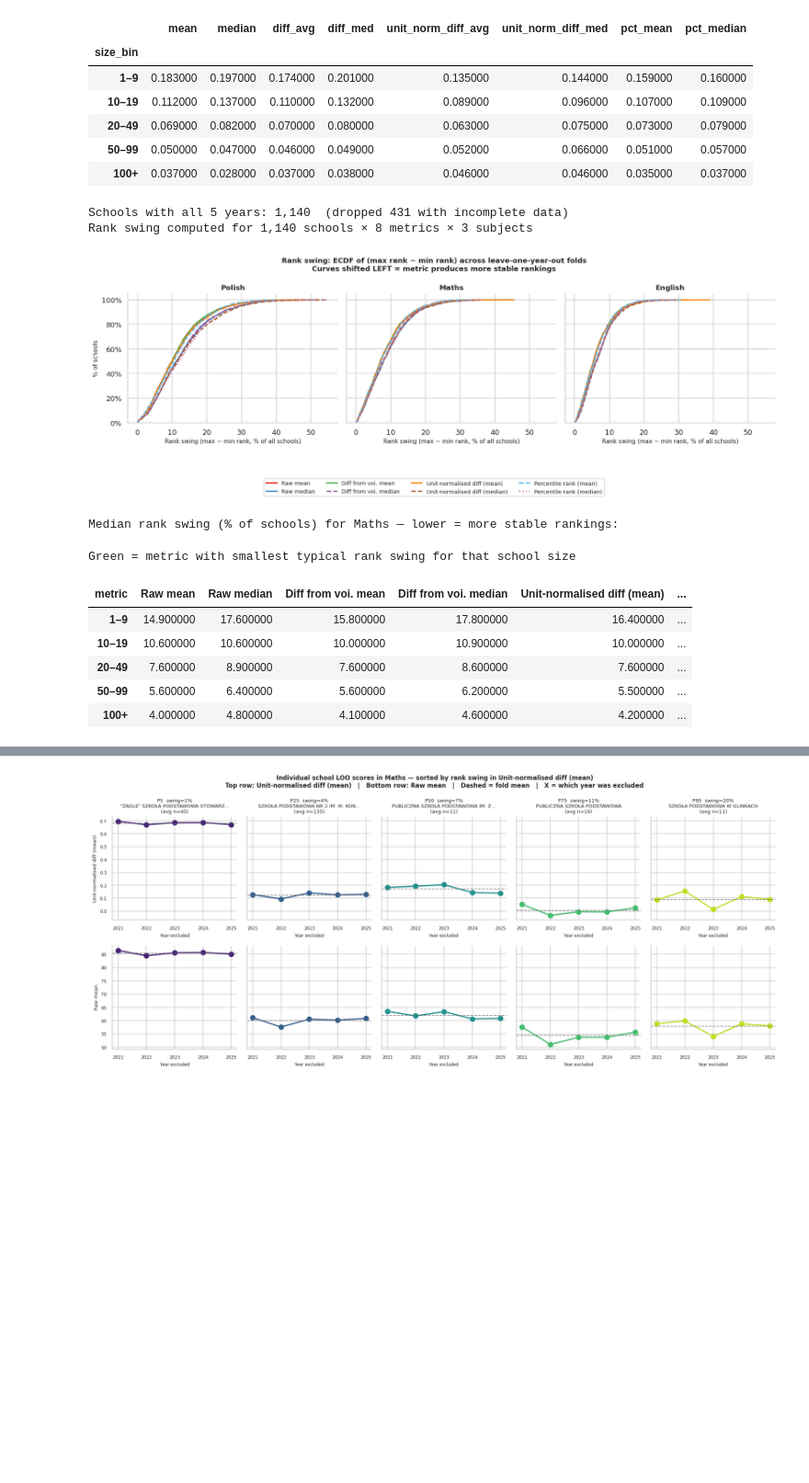
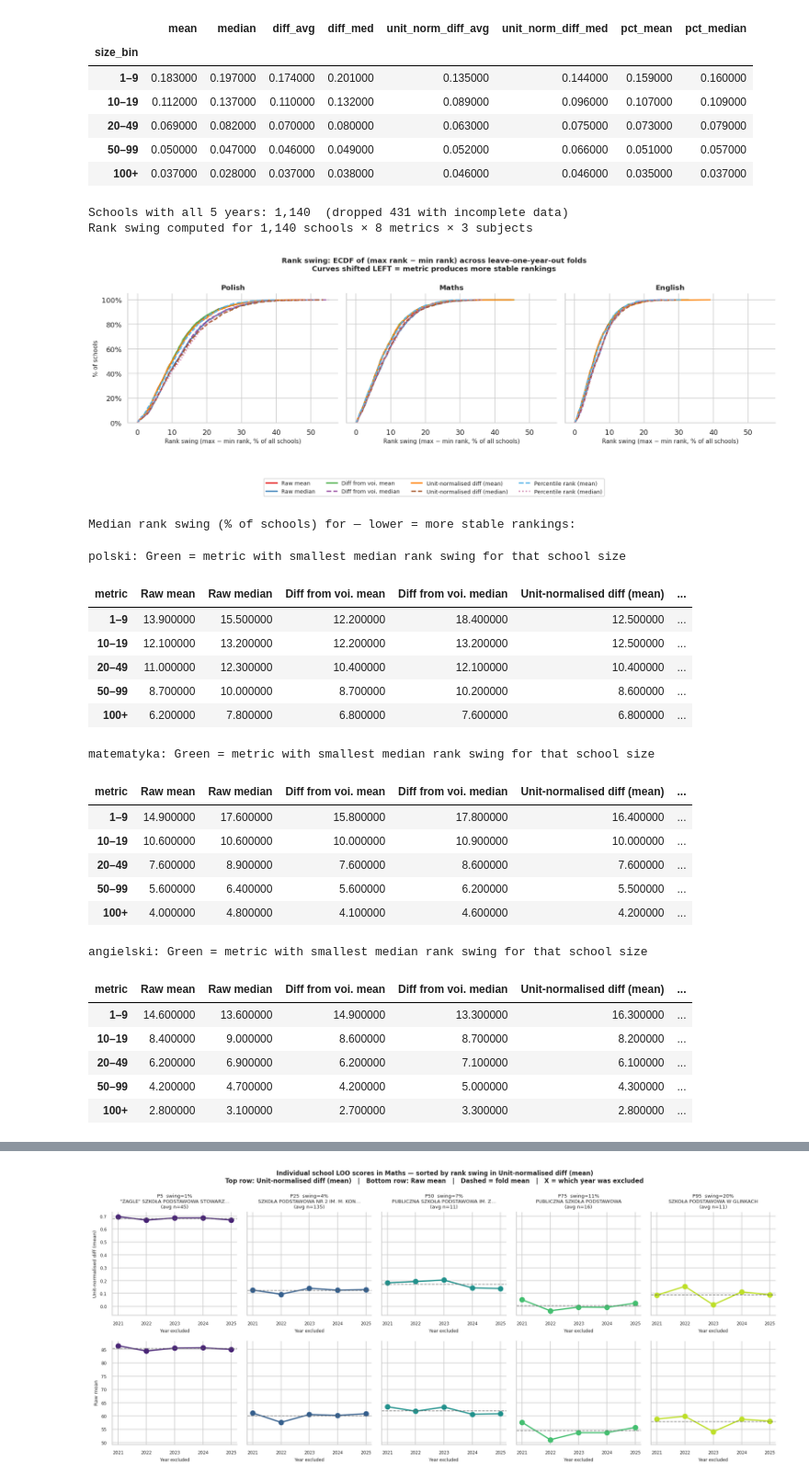
Before and after one commit to herbakamil/compare-primary-schools-mazowieckie, a Jupyter notebook: notebooks/how_to_measure_school_quality.ipynb, the cells around one changed output, grey strips where cells are left out. Shown at 92% size. Drawn from its saved outputs; the diff is of its cells as text; code cells hidden in the pictures; blank space fills up the shorter version.

Commit message:
Picking best metric - stability test - add median rank swing for EN, PL

```diff
--- a/notebooks/how_to_measure_school_quality.ipynb
+++ b/notebooks/how_to_measure_school_quality.ipynb
@@ -1171,63 +1171,80 @@ fig.suptitle(
 plt.tight_layout(rect=[0, 0.14, 1, 1])
 plt.show()
 
-# ── Plot 2: Median rank swing table by size bin (Maths) ──────────────────────
+# ── Plot 2: Median rank swing table by size bin ──────────────────────
+print('Median rank swing (% of schools) for — lower = more stable rankings:')
 SIZE_BINS_ORDER = ['1–9', '10–19', '20–49', '50–99', '100+']
-mat_swing = rank_swing_df[rank_swing_df['subject'] == 'matematyka']
-swing_table = (
-    mat_swing.groupby(['size_bin', 'metric'], observed=True)['rank_swing']
-    .median()
-    .unstack('metric')
-    .reindex(index=pd.CategoricalIndex(SIZE_BINS_ORDER, ordered=True))
+subject_swing = {}
+
+for subject in core_short:
+    subject_swing[subject] = rank_swing_df[rank_swing_df['subject'] == subject]
+    swing_table = (
+        subject_swing[subject].groupby(['size_bin', 'metric'], observed=True)['rank_swing']
+        .median()
+        .unstack('metric')
+        .reindex(index=pd.CategoricalIndex(SIZE_BINS_ORDER, ordered=True))
     .reindex(columns=list(METRIC_DISPLAY.keys()))
     .rename(columns={m: lbl for m, (lbl, _, _) in METRIC_DISPLAY.items()})
-    .round(1)
-)
-print('Median rank swing (% of schools) for Maths — lower = more stable rankings:')
-display(swing_table.style.highlight_min(axis=1, color='#c6efce')
-        .set_caption('Green = metric with smallest typical rank swing for that school size'))
+    .round(1))
+    display(swing_table.style.highlight_min(axis=1, color='#c6efce')
+            .set_caption(f'{subject}: Green = metric with smallest median rank swing for that school size'))
 
 # ── Plot 3: ECDF per size bin, Maths, key metrics ────────────────────────────
 METRICS_FOR_SIZE_PLOT = ['mean', 'diff_avg', 'unit_norm_diff_avg', 'pct_mean']
 fig, axes = plt.subplots(1, len(SIZE_BINS_ORDER), figsize=(15, 4), sharey=False, sharex=True)
 for ax, size_bin in zip(axes, SIZE_BINS_ORDER):
-    sub_bin = mat_swing[mat_swing['size_bin'] == size_bin]
+    subject = 'matematyka'
+    sub_bin = subject_swing[subject][subject_swing[subject]['size_bin'] == size_bin]
     n_in_bin = sub_bin['rspo'].nunique()
     for metric_name in METRICS_FOR_SIZE_PLOT:
         if metric_name not in METRIC_DISPLAY:
             continue
         label, color, ls = METRIC_DISPLAY[metric_name]
         data = sub_bin.loc[sub_bin['metric'] == metric_name, 'rank_swing'].dropna().values
         if len(data) < 5:
             continue
         x = np.sort(data)
         y = np.arange(1, len(x) + 1) / len(x) * 100
         ax.plot(x, y, color=color, lw=2, ls=ls, label=label)
     ax.set_title(f'{size_bin}\n(n={n_in_bin})', fontsize=9, fontweight='bold')
     ax.set_xlabel('Rank swing (%)', fontsize=8)
     ax.spines[['top', 'right']].set_visible(False)
 axes[0].set_ylabel('% of schools', fontsize=9)
 axes[0].yaxis.set_major_formatter(ticker.PercentFormatter(decimals=0))
 handles = [mlines.Line2D([], [], color=METRIC_DISPLAY[m][1], lw=2,
                           ls=METRIC_DISPLAY[m][2], label=METRIC_DISPLAY[m][0])
            for m in METRICS_FOR_SIZE_PLOT if m in METRIC_DISPLAY]
 fig.legend(handles=handles, loc='lower center', ncol=4, fontsize=9,
            framealpha=0.9, bbox_to_anchor=(0.5, -0.12))
 fig.suptitle('Maths — rank swing by school size (key metrics)', fontsize=10, fontweight='bold')
 plt.tight_layout(rect=[0, 0.16, 1, 1])
 plt.show()
 # %% [output]
 Schools with all 5 years: 1,140  (dropped 431 with incomplete data)
 Rank swing computed for 1,140 schools × 8 metrics × 3 subjects
 [figure]
-Median rank swing (% of schools) for Maths — lower = more stable rankings:
+Median rank swing (% of schools) for — lower = more stable rankings:
-Green = metric with smallest typical rank swing for that school size
+polski: Green = metric with smallest median rank swing for that school size
 | metric | Raw mean | Raw median | Diff from voi. mean | Diff from voi. median | Unit-normalised diff (mean) | ... |
-| 1–9 | 14.900000 | 17.600000 | 15.800000 | 17.800000 | 16.400000 | ... |
-| 10–19 | 10.600000 | 10.600000 | 10.000000 | 10.900000 | 10.000000 | ... |
-| 20–49 | 7.600000 | 8.900000 | 7.600000 | 8.600000 | 7.600000 | ... |
-| 50–99 | 5.600000 | 6.400000 | 5.600000 | 6.200000 | 5.500000 | ... |
-| 100+ | 4.000000 | 4.800000 | 4.100000 | 4.600000 | 4.200000 | ... |
+| 1–9 | 13.900000 | 15.500000 | 12.200000 | 18.400000 | 12.500000 | ... |
+| 10–19 | 12.100000 | 13.200000 | 12.200000 | 13.200000 | 12.500000 | ... |
+| 20–49 | 11.000000 | 12.300000 | 10.400000 | 12.100000 | 10.400000 | ... |
+| 50–99 | 8.700000 | 10.000000 | 8.700000 | 10.200000 | 8.600000 | ... |
+| 100+ | 6.200000 | 7.800000 | 6.800000 | 7.600000 | 6.800000 | ... |
+matematyka: Green = metric with smallest median rank swing for that school size
+| metric | Raw mean | Raw median | Diff from voi. mean | Diff from voi. median | Unit-normalised diff (mean) | ... |
+| 1–9 | 14.900000 | 17.600000 | 15.800000 | 17.800000 | 16.400000 | ... |
+| 10–19 | 10.600000 | 10.600000 | 10.000000 | 10.900000 | 10.000000 | ... |
+| 20–49 | 7.600000 | 8.900000 | 7.600000 | 8.600000 | 7.600000 | ... |
+| 50–99 | 5.600000 | 6.400000 | 5.600000 | 6.200000 | 5.500000 | ... |
+| 100+ | 4.000000 | 4.800000 | 4.100000 | 4.600000 | 4.200000 | ... |
+angielski: Green = metric with smallest median rank swing for that school size
+| metric | Raw mean | Raw median | Diff from voi. mean | Diff from voi. median | Unit-normalised diff (mean) | ... |
+| 1–9 | 14.600000 | 13.600000 | 14.900000 | 13.300000 | 16.300000 | ... |
+| 10–19 | 8.400000 | 9.000000 | 8.600000 | 8.700000 | 8.200000 | ... |
+| 20–49 | 6.200000 | 6.900000 | 6.200000 | 7.100000 | 6.100000 | ... |
+| 50–99 | 4.200000 | 4.700000 | 4.200000 | 5.000000 | 4.300000 | ... |
+| 100+ | 2.800000 | 3.100000 | 2.700000 | 3.300000 | 2.800000 | ... |
 [figure]
 # %%
 # ── Concrete examples: how stable is a school's LOO score when one year is excluded? ──
```
